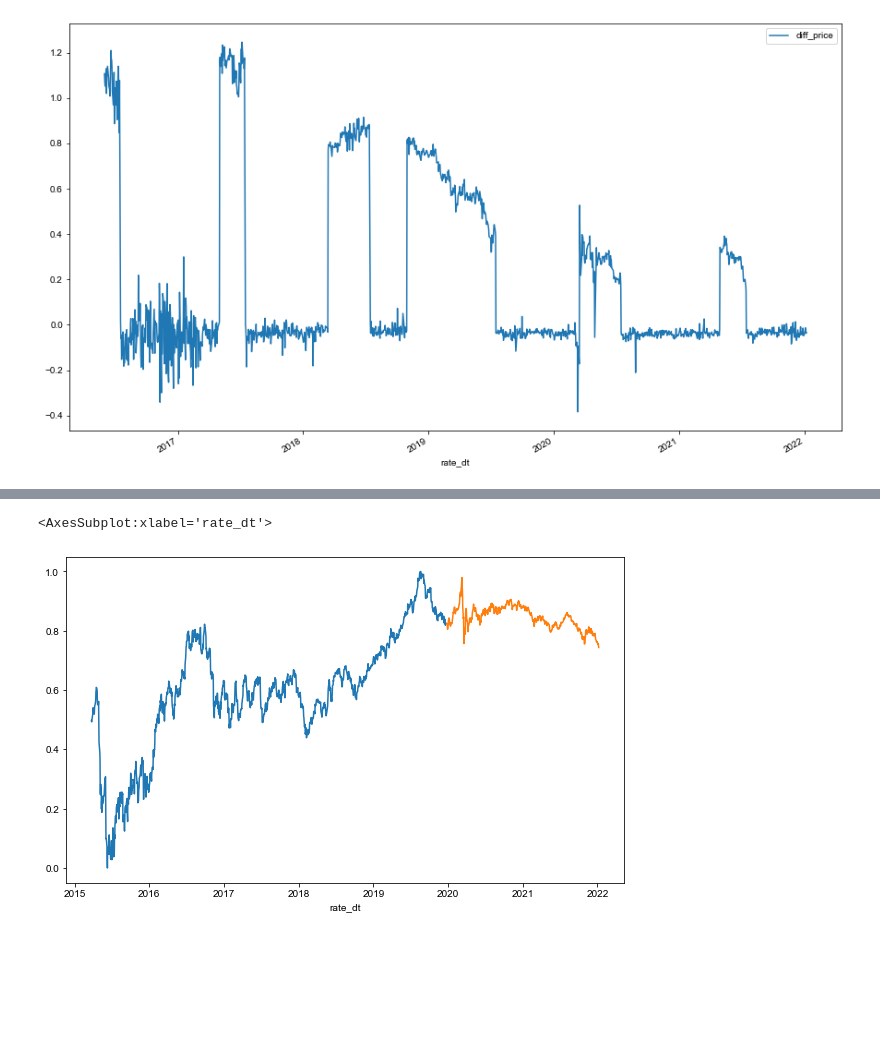
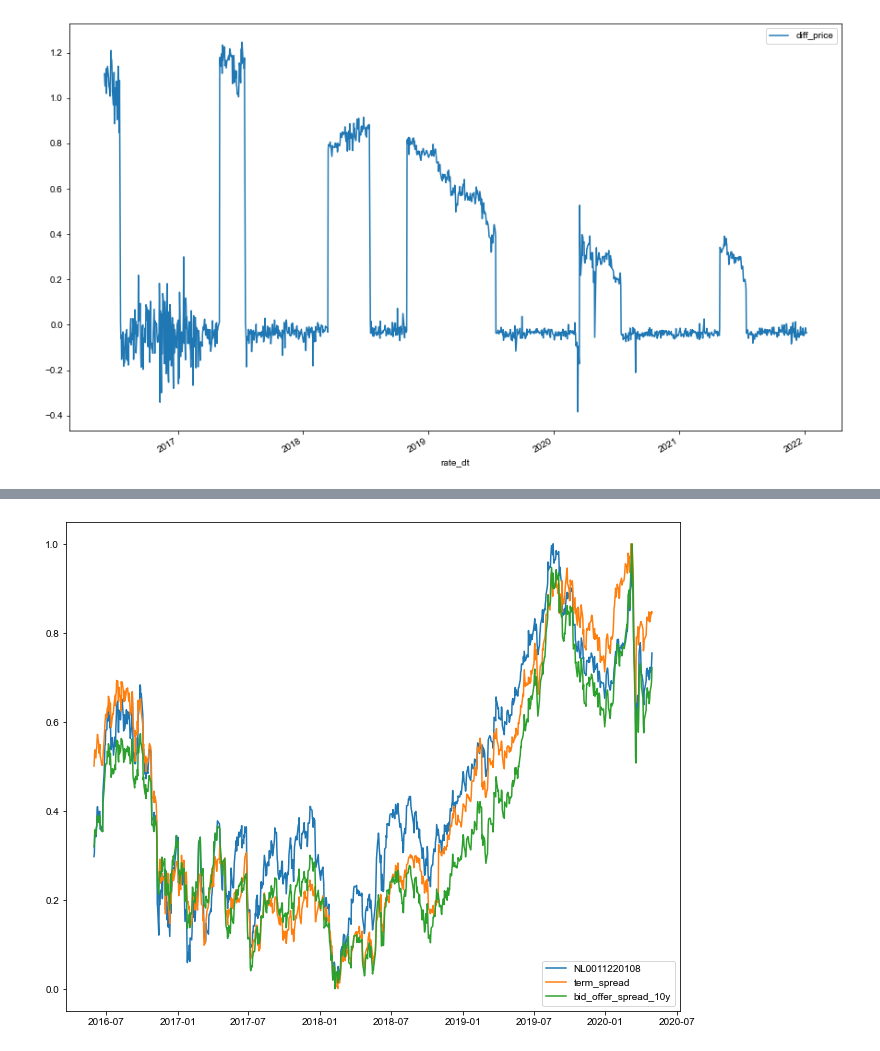
Before and after one commit to Merijn68/BondTrading, a Jupyter notebook: 05_adding_feartures.ipynb, the cells around one changed output, grey strips where cells are left out. Drawn from its saved outputs; the diff is of its cells as text; code cells hidden in the pictures; blank space fills up the shorter version.

```diff
--- a/05_adding_feartures.ipynb
+++ b/05_adding_feartures.ipynb
@@ -201,18 +166,11 @@ AttributeError: 'numpy.ndarray' object has no attribute 'index'
-# %%
-split = math.floor(len(df_isin) * .70)
-
-# Train test split
-train = df_isin[:split]
-test = df_isin[split:]
-tmin = train.min()
-tmax = train.max()
-train=(train-tmin)/(tmax-tmin)
-test =(test- tmin)/(tmax-tmin)
-# %%
-visualize.timeplot(train['mid'], test['mid'], figurepath = Path("reports/figures"), name = 'timeseries traintestsplit')
-# %% [output]
-<AxesSubplot:xlabel='rate_dt'>
-[figure, removed]
+# %%
+plt.rcParams["figure.figsize"] = [11, 9]
+line1, = plt.plot(train.iloc[:,0], label=isin)
+line3, = plt.plot(train.iloc[:,2] * -1 + 1, label="term_spread")
+line4, = plt.plot(train.iloc[:,3] * -1 + 1, label="bid_offer_spread_10y")
+leg = plt.legend(loc='lower right')
+# %% [output]
+[figure, added]
 # %%
 # Create a windowed dataset from the data
 window_size = 32
```
Also changed, not shown: parts of 29 cells of this notebook, 11 other files.
